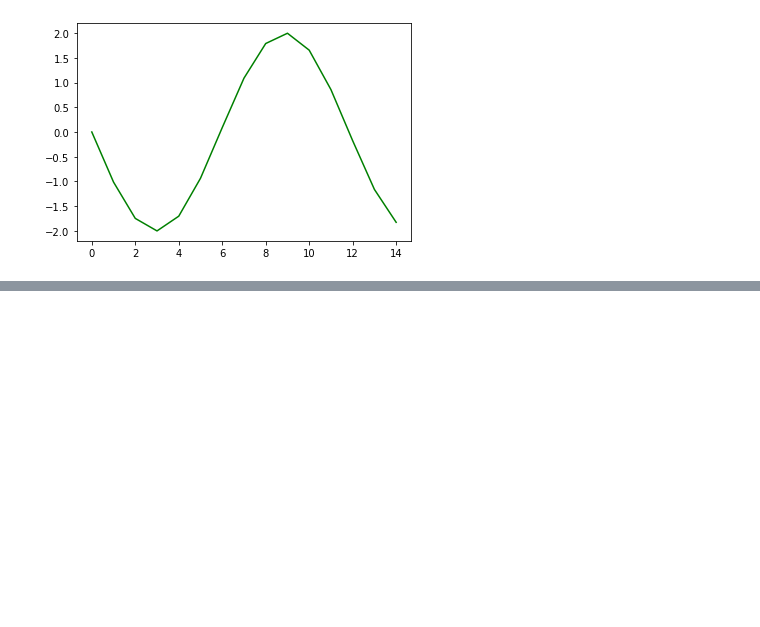
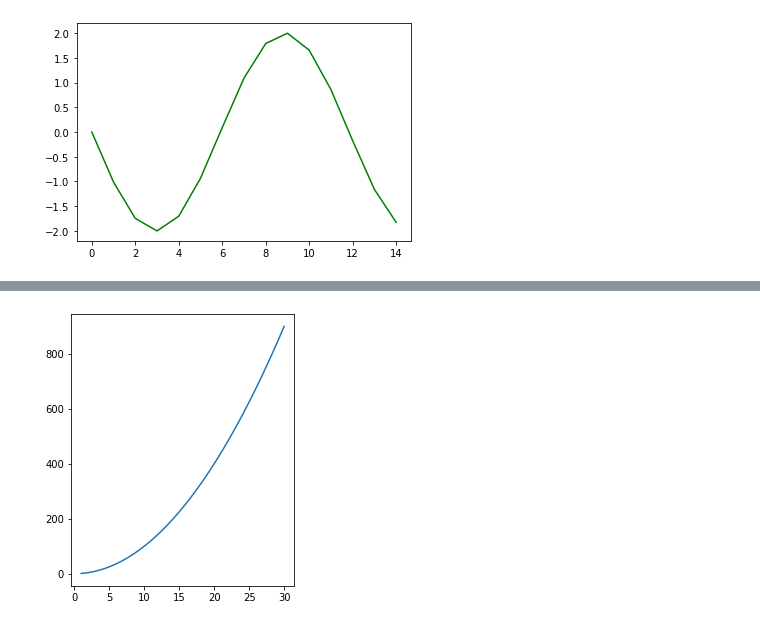
Before and after one commit to tayyabsarfraz/Introduction-to-Data-Analyst-and-Data-Science, a Jupyter notebook: Module no 02- Python for Data Scientists/03 - Data Visualization with Matplotlib and Seaborn/Lec-2.23(Introduction to Data Visualization - 00).ipynb, the cells around one changed output, grey strips where cells are left out. Drawn from its saved outputs; the diff is of its cells as text; code cells hidden in the pictures; blank space fills up the shorter version.

Commit message:
Module no 02 - Python for Data Scientists

```diff
--- a/Module no 02- Python for Data Scientists/03 - Data Visualization with Matplotlib and Seaborn/Lec-2.23(Introduction to Data Visualization - 00).ipynb
+++ b/Module no 02- Python for Data Scientists/03 - Data Visualization with Matplotlib and Seaborn/Lec-2.23(Introduction to Data Visualization - 00).ipynb
@@ -374,0 +385,15 @@ plt.show()
+# %%
+# let’s create a figure object
+# change the size of the figure is ‘figsize = (a,b)’ a is width and ‘b’ is height in inches
+# create a figure object and name it as fig
+fig = plt.figure(figsize=(4,5))
+
+# create a sample data
+x = np.linspace(1,30)
+y = x**2
+
+#  plot the figure
+plt.plot(x,y)
+plt.show()
+# %% [output]
+[figure, added]
```
Also changed, not shown: parts of 20 cells of this notebook.
